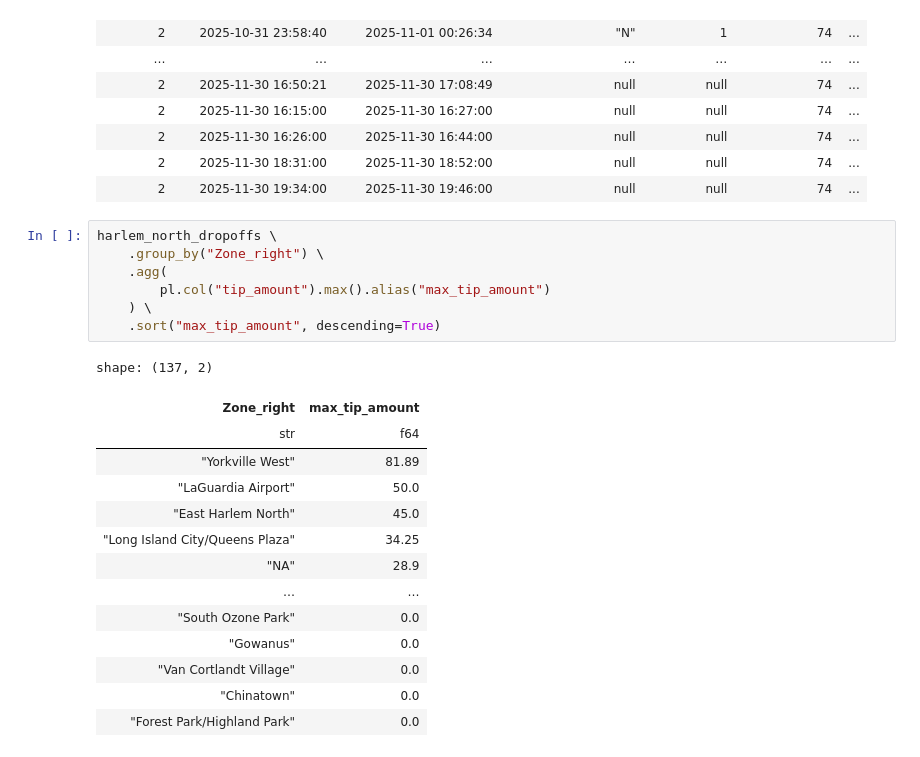
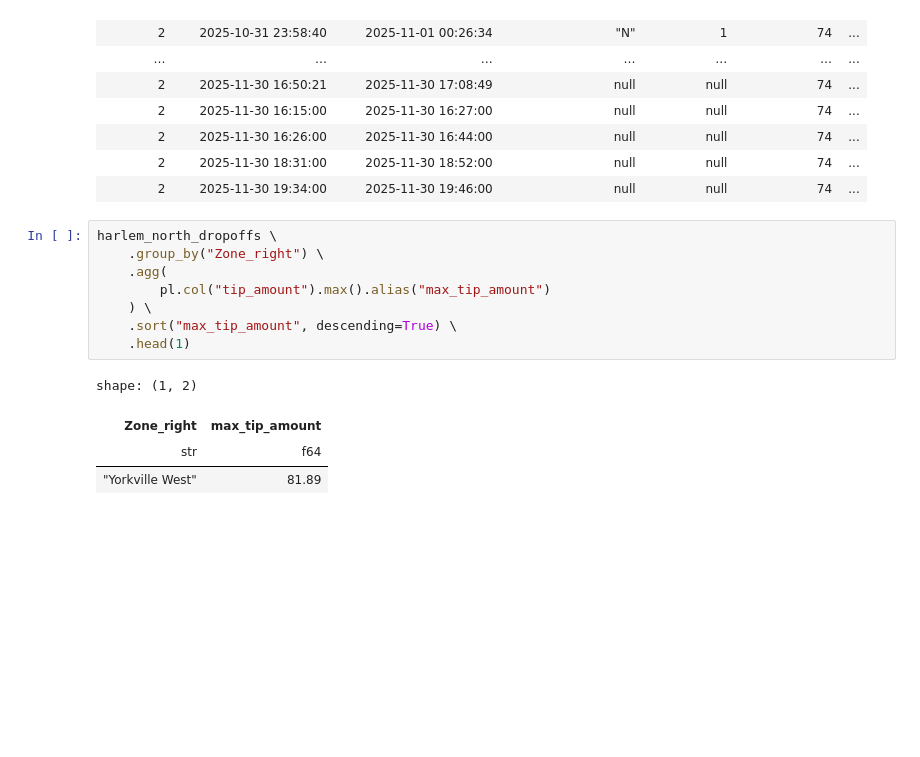
Before and after one commit to stavros-vl/de-zoomcamp, a Jupyter notebook: 01-docker_sql/pipeline/homework1_greentaxi.ipynb, the cells around one changed output. Saved outputs shown, nothing was run; the diff lists cells and outputs as text; blank space fills up the shorter version.

```diff
--- a/01-docker_sql/pipeline/homework1_greentaxi.ipynb
+++ b/01-docker_sql/pipeline/homework1_greentaxi.ipynb
@@ -165,22 +165,13 @@ shape: (12_042, 28)
 # %%
 harlem_north_dropoffs \
     .group_by("Zone_right") \
     .agg(
         pl.col("tip_amount").max().alias("max_tip_amount")
     ) \
-    .sort("max_tip_amount", descending=True)
+    .sort("max_tip_amount", descending=True) \
+    .head(1)
 # %% [output]
-shape: (137, 2)
+shape: (1, 2)
 | Zone_right | max_tip_amount |
 | str | f64 |
 | "Yorkville West" | 81.89 |
-| "LaGuardia Airport" | 50.0 |
-| "East Harlem North" | 45.0 |
-| "Long Island City/Queens Plaza" | 34.25 |
-| "NA" | 28.9 |
-| … | … |
-| "South Ozone Park" | 0.0 |
-| "Gowanus" | 0.0 |
-| "Van Cortlandt Village" | 0.0 |
-| "Chinatown" | 0.0 |
-| "Forest Park/Highland Park" | 0.0 |
```
